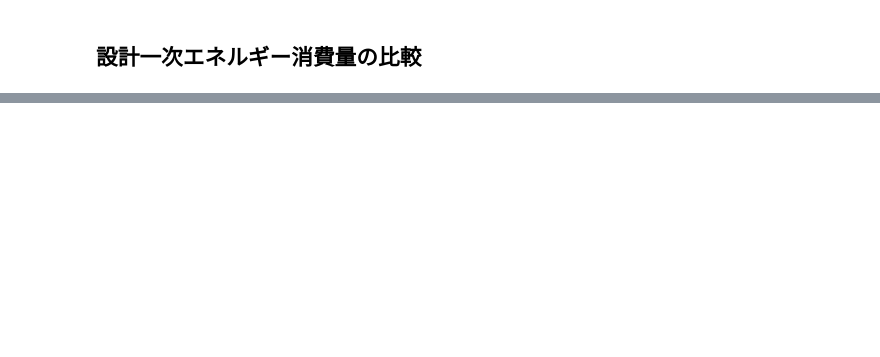
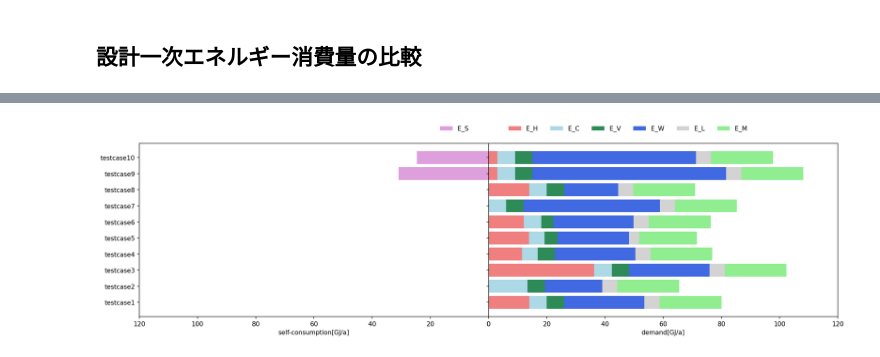
Before and after one commit to BRI-EES-House/pyhees_example, a Jupyter notebook: s02_01_general.ipynb, the cells around one changed output, grey strips where cells are left out. Drawn from its saved outputs; the diff is of its cells as text; code cells hidden in the pictures; blank space fills up the shorter version.

```diff
--- a/s02_01_general.ipynb
+++ b/s02_01_general.ipynb
@@ -110,6 +135,6 @@ def calc_results(house):
 # %%
 house = get_default_house()
-res_1 = calc_results(house)
+res_01 = calc_results(house)
 # %% [output]
 ルームエアコンディショナー E_E_C_d_t_1 = 361.2629254290829 [kWh] (L_H_d_t_1 = 11645.656066138205 [MJ])
 ルームエアコンディショナー E_E_C_d_t_3 = 50.008284301710674 [kWh] (L_H_d_t_3 = 11645.656066138205 [MJ])
@@ -316,0 +371,7 @@ BEI:0.94
+# %%
+house = get_default_house()
+house['H_MR'] = {'type': '温水暖房用パネルラジエーター'}
+house['H_HS'] = {'type': 'コージェネレーションを使用する', 'pipe_insulation': False, 'underfloor_pipe_insulation': False}
+house['HW']['hw_type'] = 'コージェネレーションを使用する'
+house['CG'] = {'CG_category': 'SOFC1'}
+res_09 = calc_results(house)
@@ -316,0 +406,24 @@ BEI:0.94
+# %%
+house = get_default_house()
+house['H_MR'] = {'type': '温水暖房用パネルラジエーター'}
+house['H_HS'] = {'type': 'コージェネレーションを使用する', 'pipe_insulation': False, 'underfloor_pipe_insulation': False}
+house['HW']['hw_type'] = 'コージェネレーションを使用する'
+house['CG'] = {'exhaust': True,
+               'exhaust_priority': '給湯優先',
+                'type_BB_HWH': 'G_EJ',
+                'r_DHW_gen_PU_d': 0.7842,
+                'r_HWH_gen_PU_d': 0.0966,
+                'PU_type': '熱主',
+                'param_E_E_gen_PU_Evt_d': {'a_PU': 0.0000, 'a_DHW': 0.0870, 'a_HWH': 0.0870, 'b': 22.6283, 'c': 0.9722},
+                'param_E_F_PU_HVt_d': {'a_DHW': 1, 'a_HWH': 1},
+                'param_r_H_gen_PU_HVt_d': {'a_DHW': 0.00000, 'a_HWH': 0.00000, 'b': 1.09776},
+                'param_e_E_PU_d': {'a_PU': 0.000000, 'a_DHW': 0.000111, 'a_HWH': 0.000111, 'b': 0.3024, 'e_E_PU_d_max': 0.3269, 'e_E_PU_d_min': 0.2964},
+                'param_e_H_PU_d': {'a_PU': 0.000000, 'a_DHW': -0.000182, 'a_HWH': 0.000000, 'b': 0.5088, 'e_H_PU_d_max': 0.5178, 'e_H_PU_d_min': 0.4892},
+                'P_rtd_PU': 700,
+                'P_TU_aux_DHW': 5.2,
+                'P_TU_aux_HWH': 106.6,
+                'reverse': False
+                }
+
+
+res_10 = calc_results(house)
@@ -374,0 +496,6 @@ testcase7  5211.890117  0.0  21240.608512
+# %%
+import pandas as pd
+DBdict = {'testcase1': res_01, 'testcase2': res_02, 'testcase3': res_03, 'testcase4': res_04, 'testcase5': res_05, 'testcase6': res_06,
+          'testcase7': res_07, 'testcase8': res_08, 'testcase9': res_09, 'testcase10': res_10}
+DB_ene = pd.DataFrame(DBdict).T
+DB_ene
@@ -374,0 +514,7 @@ testcase7  5211.890117  0.0  21240.608512
+# %%
+myColors = [['plum'],['lightcoral', 'lightblue', 'seagreen', 'royalblue', 'lightgray', 'lightgreen']]
+myColumns = [['E_S'],["E_H", "E_C", "E_V", "E_W", "E_L", "E_M"]]
+
+draw_graph(DB_ene, myColumns, myColors ,[120,120])
+# %% [output]
+[figure, added]
```
Also changed, not shown: parts of 45 cells of this notebook.
